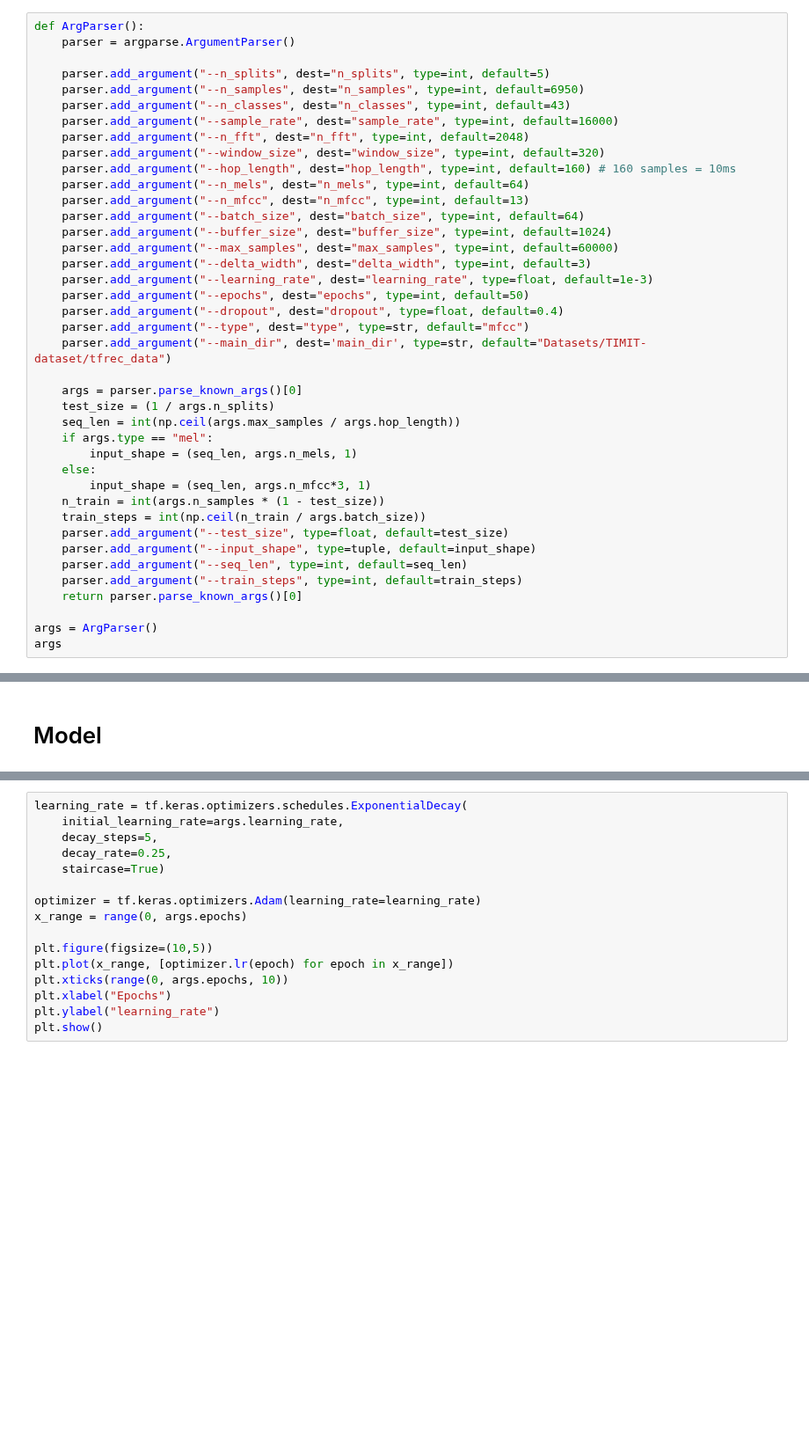
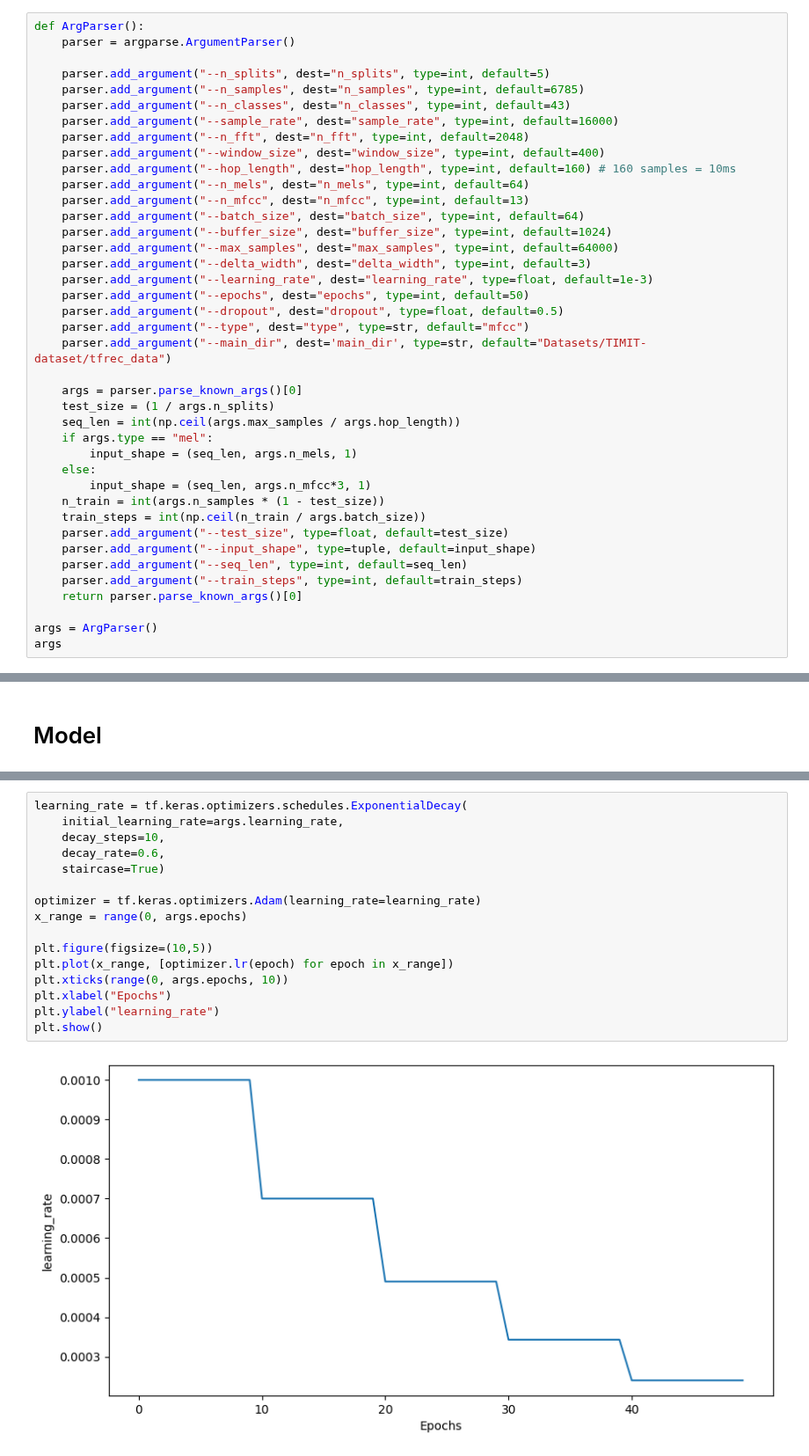
Before and after one commit to syalabi-seet/HoloMora, a Jupyter notebook: TIMIT-preprocess.ipynb, the cells around one changed output, grey strips where cells are left out. Shown at 88% size. Saved outputs shown, nothing was run; the diff lists cells and outputs as text; blank space fills up the shorter version.

```diff
--- a/TIMIT-preprocess.ipynb
+++ b/TIMIT-preprocess.ipynb
@@ -284,21 +308,21 @@ def ArgParser():
     parser = argparse.ArgumentParser()
 
     parser.add_argument("--n_splits", dest="n_splits", type=int, default=5)
-    parser.add_argument("--n_samples", dest="n_samples", type=int, default=6950)
+    parser.add_argument("--n_samples", dest="n_samples", type=int, default=6785)
     parser.add_argument("--n_classes", dest="n_classes", type=int, default=43)
     parser.add_argument("--sample_rate", dest="sample_rate", type=int, default=16000)
     parser.add_argument("--n_fft", dest="n_fft", type=int, default=2048)
-    parser.add_argument("--window_size", dest="window_size", type=int, default=320)
+    parser.add_argument("--window_size", dest="window_size", type=int, default=400)
     parser.add_argument("--hop_length", dest="hop_length", type=int, default=160) # 160 samples = 10ms
     parser.add_argument("--n_mels", dest="n_mels", type=int, default=64)
     parser.add_argument("--n_mfcc", dest="n_mfcc", type=int, default=13)
     parser.add_argument("--batch_size", dest="batch_size", type=int, default=64)
     parser.add_argument("--buffer_size", dest="buffer_size", type=int, default=1024)
-    parser.add_argument("--max_samples", dest="max_samples", type=int, default=60000)
+    parser.add_argument("--max_samples", dest="max_samples", type=int, default=64000)
     parser.add_argument("--delta_width", dest="delta_width", type=int, default=3)
     parser.add_argument("--learning_rate", dest="learning_rate", type=float, default=1e-3)
     parser.add_argument("--epochs", dest="epochs", type=int, default=50)
-    parser.add_argument("--dropout", dest="dropout", type=float, default=0.4)
+    parser.add_argument("--dropout", dest="dropout", type=float, default=0.5)
     parser.add_argument("--type", dest="type", type=str, default="mfcc")
     parser.add_argument("--main_dir", dest='main_dir', type=str, default="Datasets/TIMIT-dataset/tfrec_data")
 
@@ -594,19 +643,21 @@ plot_model(model, show_shapes=True, show_layer_names=False, show_dtype=False)
 # %%
 learning_rate = tf.keras.optimizers.schedules.ExponentialDecay(
     initial_learning_rate=args.learning_rate,
-    decay_steps=5,
-    decay_rate=0.25,
+    decay_steps=10,
+    decay_rate=0.6,
     staircase=True)
 
 optimizer = tf.keras.optimizers.Adam(learning_rate=learning_rate)
 x_range = range(0, args.epochs)
 
 plt.figure(figsize=(10,5))
 plt.plot(x_range, [optimizer.lr(epoch) for epoch in x_range])
 plt.xticks(range(0, args.epochs, 10))
 plt.xlabel("Epochs")
 plt.ylabel("learning_rate")
 plt.show()
+# %% [output]
+[figure, added]
 # %%
 class SegmentorTrainer():
     def __init__(self, args):
```
Also changed, not shown: parts of 20 cells of this notebook, 1 other file.
